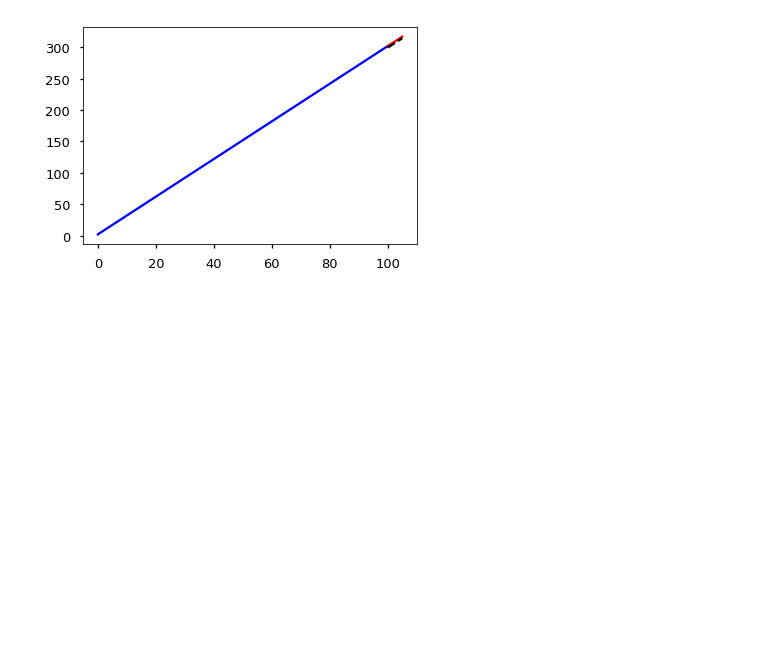
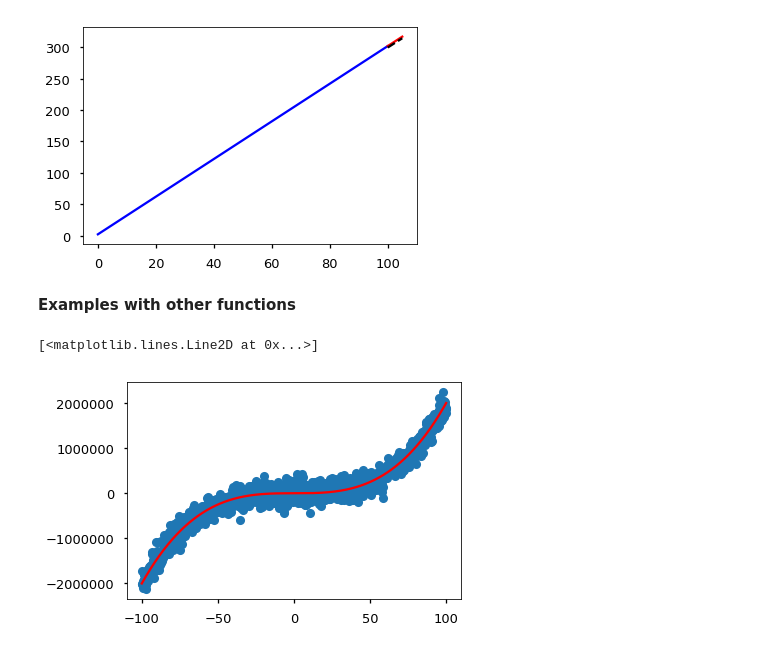
Before and after one commit to bichopaulinho/DeepLearningCourse, a Jupyter notebook: 01_intro/01_Intro_Deep_Learning-student_version.ipynb, the cells around one changed output. Drawn from its saved outputs; the diff is of its cells as text; code cells hidden in the pictures; blank space fills up the shorter version.

```diff
--- a/01_intro/01_Intro_Deep_Learning-student_version.ipynb
+++ b/01_intro/01_Intro_Deep_Learning-student_version.ipynb
@@ -222,3 +223,24 @@ plt.plot(x_test, pred, '--k')
 # %% [output]
 [<matplotlib.lines.Line2D at 0x...>]
 [figure]
+# %% [markdown]
+**Examples with other functions**
+# %%
+# Modelo real: parabola
+# añadimos error ~ N(0,e) a la fun generadora de datos
+#f = lambda x,e: 2*x**2 + x + numpy.random.normal(x,e)
+#x_train = linspace(-100,100,1000)
+#y_perf = f(x_train,0)
+#y_train = f(x_train,3000)
+
+f = lambda x,e: 2*x**3 + x + numpy.random.normal(x,e)
+
+x_train = linspace(-100,100,1000)
+y_perf = f(x_train,0)
+y_train = f(x_train,150000)
+# %%
+plt.plot(x_train, y_train, 'o')
+plt.plot(x_train, y_perf, color = 'red')
+# %% [output]
+[<matplotlib.lines.Line2D at 0x...>]
+[figure, added]
```
Also changed, not shown: parts of 16 cells of this notebook, 38 other files.
